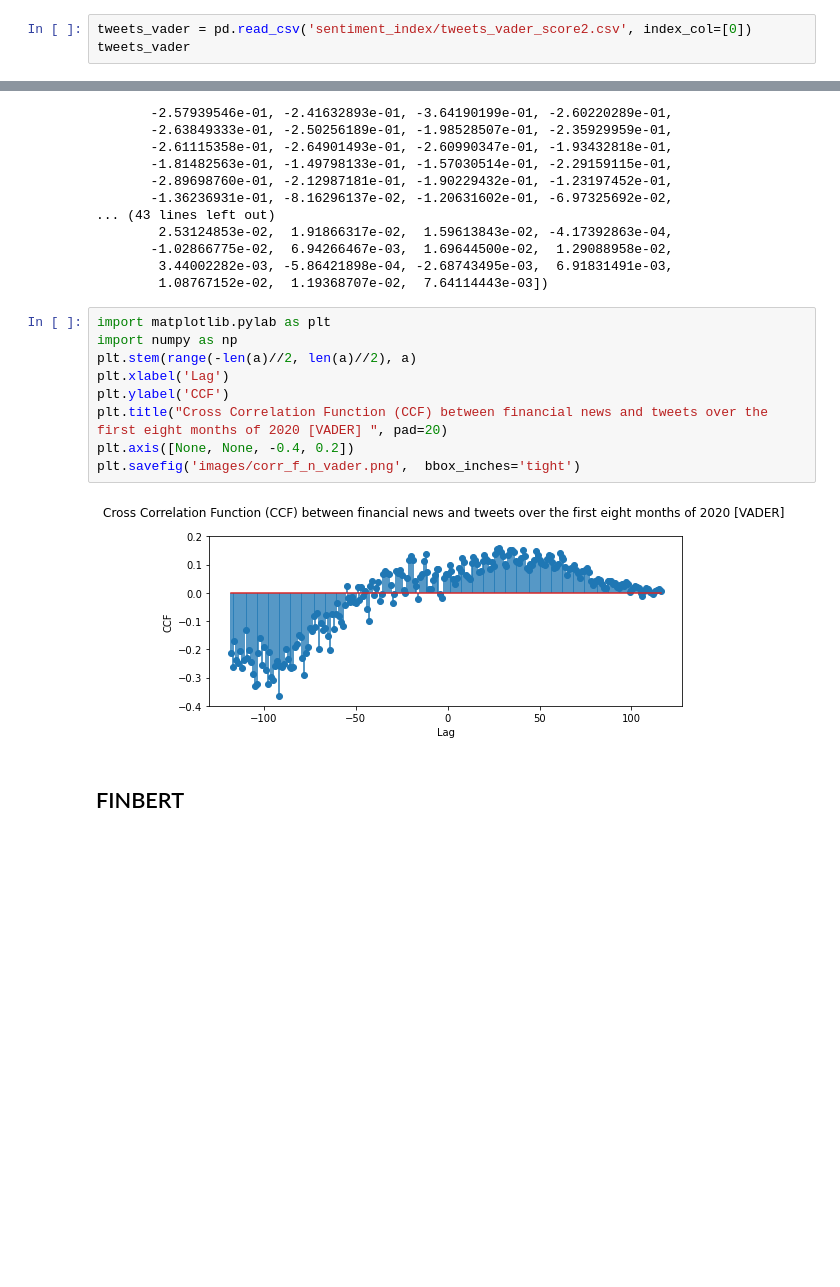
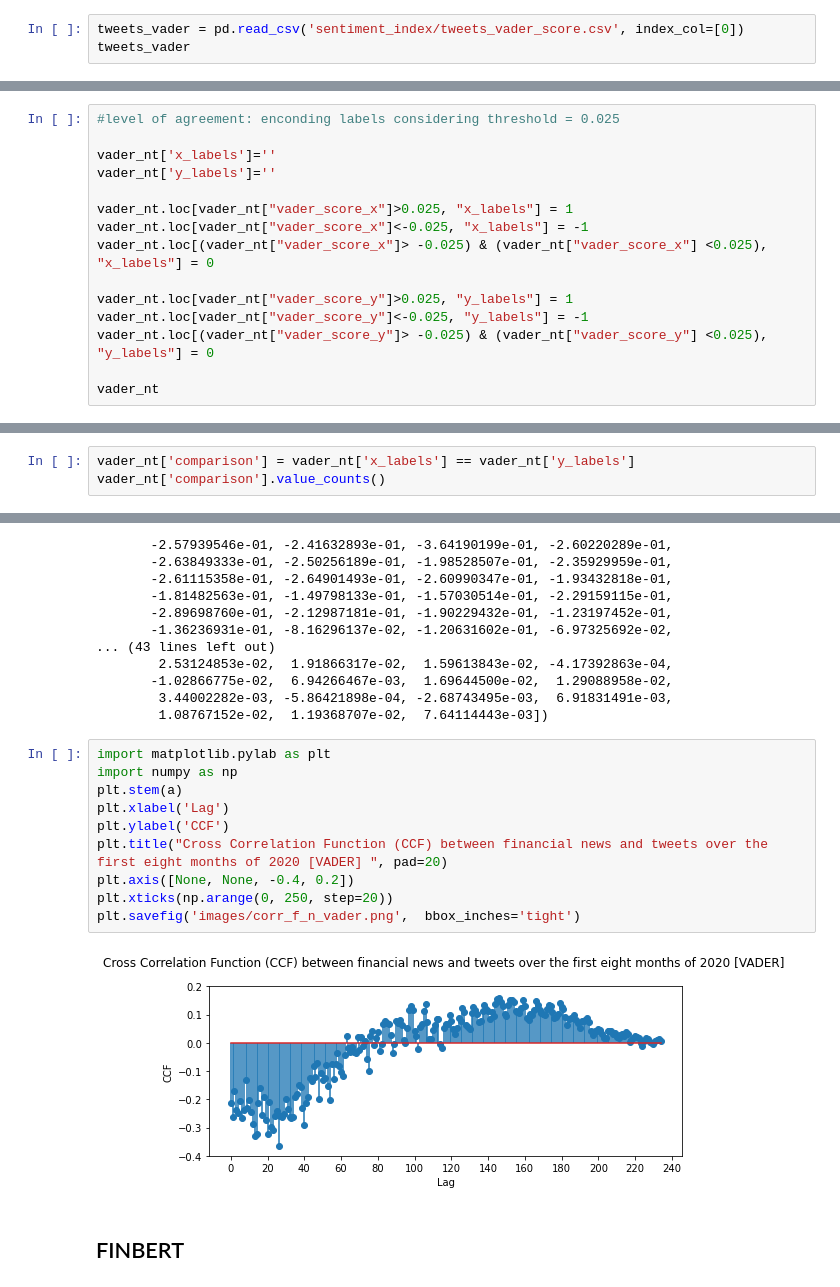
Before and after one commit to julia1713/Sentiment-analysis-of-financial-news-NLP, a Jupyter notebook: CORRELATION/CORRELATION BETWEEN NEWS-TWEETS.ipynb, the cells around one changed output, grey strips where cells are left out. Saved outputs shown, nothing was run; the diff lists cells and outputs as text; blank space fills up the shorter version.

```diff
--- a/CORRELATION/CORRELATION BETWEEN NEWS-TWEETS.ipynb
+++ b/CORRELATION/CORRELATION BETWEEN NEWS-TWEETS.ipynb
@@ -26,7 +26,7 @@ news_vader
 | 2020-08-28 | 0.050604 |
 241 rows × 1 columns
 # %%
-tweets_vader = pd.read_csv('sentiment_index/tweets_vader_score2.csv', index_col=[0])
+tweets_vader = pd.read_csv('sentiment_index/tweets_vader_score.csv', index_col=[0])
 tweets_vader
 # %% [output]
 |  | vader_score |
@@ -62,3 +62,18 @@ vader_nt
 | 2020-08-27 | 0.123987 | 0.068652 |
 | 2020-08-28 | 0.137380 | 0.050604 |
 235 rows × 2 columns
+# %%
+#level of agreement: enconding labels considering threshold = 0.025
+
+vader_nt['x_labels']=''
+vader_nt['y_labels']=''
+
+vader_nt.loc[vader_nt["vader_score_x"]>0.025, "x_labels"] = 1
+vader_nt.loc[vader_nt["vader_score_x"]<-0.025, "x_labels"] = -1
+vader_nt.loc[(vader_nt["vader_score_x"]> -0.025) & (vader_nt["vader_score_x"] <0.025), "x_labels"] = 0
+
+vader_nt.loc[vader_nt["vader_score_y"]>0.025, "y_labels"] = 1
+vader_nt.loc[vader_nt["vader_score_y"]<-0.025, "y_labels"] = -1
+vader_nt.loc[(vader_nt["vader_score_y"]> -0.025) & (vader_nt["vader_score_y"] <0.025), "y_labels"] = 0
+
+vader_nt
@@ -64,0 +95,3 @@ vader_nt
+# %%
+vader_nt['comparison'] = vader_nt['x_labels'] == vader_nt['y_labels']
+vader_nt['comparison'].value_counts()
@@ -121,14 +164,15 @@ array([-2.11988203e-01, -2.61092480e-01, -1.70313529e-01, -2.37661927e-01,
 # %%
 import matplotlib.pylab as plt
 import numpy as np
-plt.stem(range(-len(a)//2, len(a)//2), a)
+plt.stem(a)
 plt.xlabel('Lag')
 plt.ylabel('CCF')
 plt.title("Cross Correlation Function (CCF) between financial news and tweets over the first eight months of 2020 [VADER] ", pad=20)
 plt.axis([None, None, -0.4, 0.2])
+plt.xticks(np.arange(0, 250, step=20))
 plt.savefig('images/corr_f_n_vader.png',  bbox_inches='tight')
 # %% [output]
-[figure, old version]
+[figure, new version]
 # %% [markdown]
 ## FINBERT
 # %%
```
Also changed, not shown: parts of 8 cells of this notebook.
